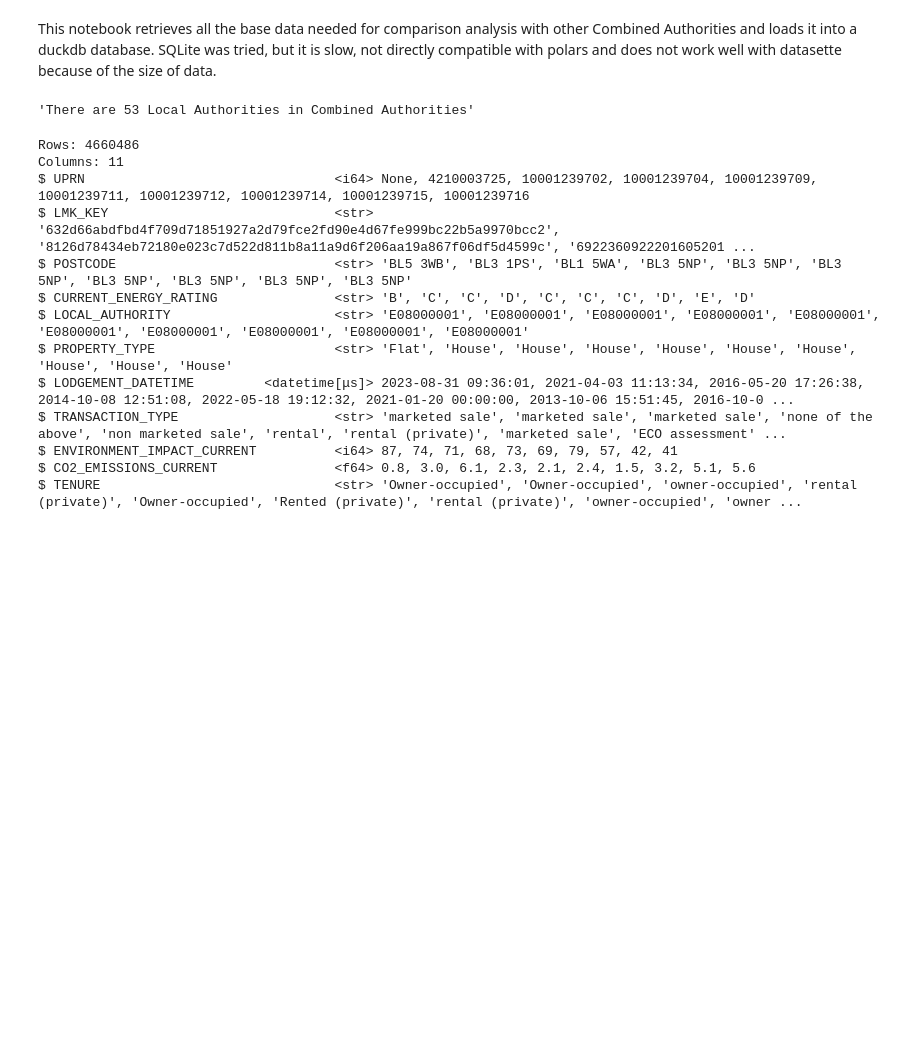
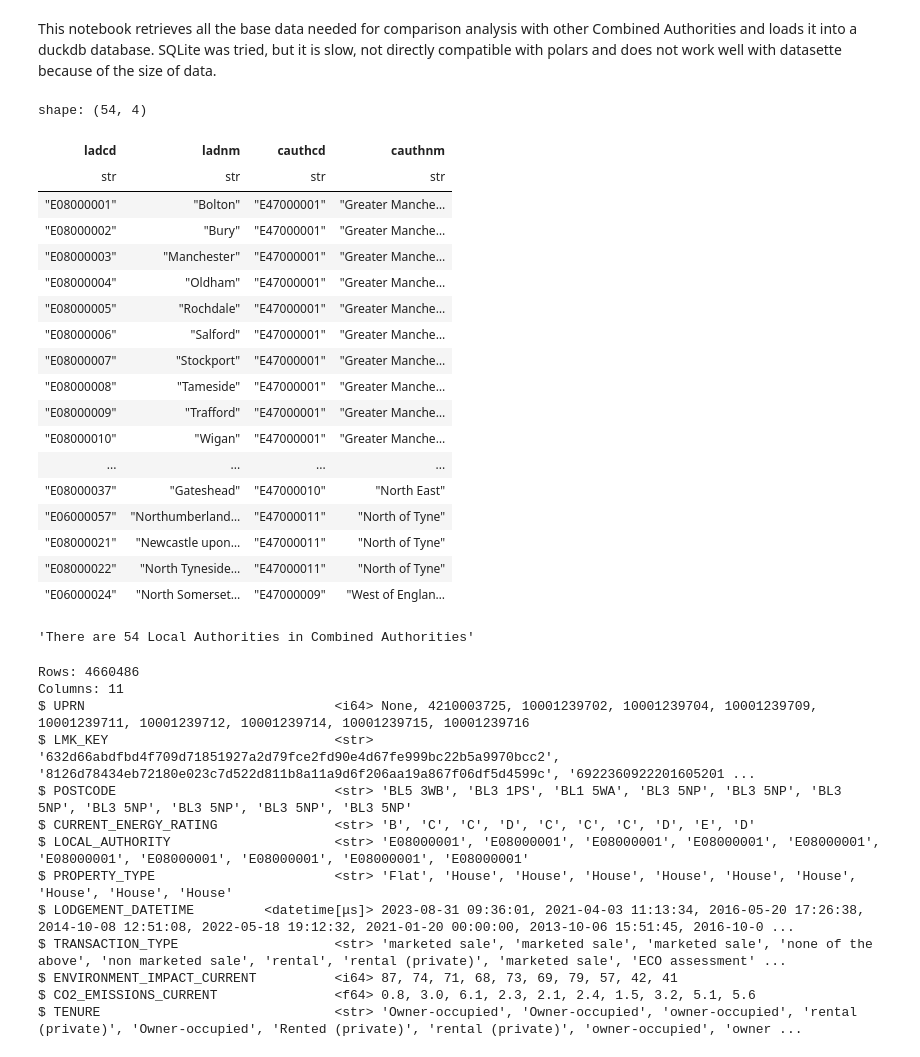
Before and after one commit to stevecrawshaw/weca_cesap, a Jupyter notebook: epc_datasette.ipynb, the cells around one changed output. Drawn from its saved outputs; the diff is of its cells as text; code cells hidden in the pictures; blank space fills up the shorter version.

```diff
--- a/epc_datasette.ipynb
+++ b/epc_datasette.ipynb
@@ -9,14 +9,36 @@ import get_ca_data as get_ca # functions for retrieving CA \ common data
 # %% [markdown]
 This notebook retrieves all the base data needed for comparison analysis with other Combined Authorities and loads it into a duckdb database.
 SQLite was tried, but it is slow, not directly compatible with polars and does not work well with datasette because of the size of data.
+# %%
+ca_la_df = get_ca.get_ca_la_df(2023)
+ca_la_df
+# %% [output]
+shape: (54, 4)
+| ladcd | ladnm | cauthcd | cauthnm |
+| str | str | str | str |
+| "E08000001" | "Bolton" | "E47000001" | "Greater Manche… |
+| "E08000002" | "Bury" | "E47000001" | "Greater Manche… |
+| "E08000003" | "Manchester" | "E47000001" | "Greater Manche… |
+| "E08000004" | "Oldham" | "E47000001" | "Greater Manche… |
+| "E08000005" | "Rochdale" | "E47000001" | "Greater Manche… |
+| "E08000006" | "Salford" | "E47000001" | "Greater Manche… |
+| "E08000007" | "Stockport" | "E47000001" | "Greater Manche… |
+| "E08000008" | "Tameside" | "E47000001" | "Greater Manche… |
+| "E08000009" | "Trafford" | "E47000001" | "Greater Manche… |
+| "E08000010" | "Wigan" | "E47000001" | "Greater Manche… |
+| ... | ... | ... | ... |
+| "E08000037" | "Gateshead" | "E47000010" | "North East" |
+| "E06000057" | "Northumberland… | "E47000011" | "North of Tyne" |
+| "E08000021" | "Newcastle upon… | "E47000011" | "North of Tyne" |
+| "E08000022" | "North Tyneside… | "E47000011" | "North of Tyne" |
+| "E06000024" | "North Somerset… | "E47000009" | "West of Englan… |
 # %%
 # retrieve the epc certs from the source csv s
-root_dir = 'data/all-domestic-certificates'
 la_list = get_ca.get_ca_la_df(2023)['ladcd']
-epc_clean = get_ca.ingest_certs(la_list, root_dir)
+epc_clean = get_ca.ingest_certs(la_list, root_dir = 'data/all-domestic-certificates')
 f'There are {str(la_list.shape)[1:3]} Local Authorities in Combined Authorities'
 # %% [output]
-'There are 53 Local Authorities in Combined Authorities'
+'There are 54 Local Authorities in Combined Authorities'
 # %%
 # read from saved file
 epc_clean = (pl.read_csv('data/epc_subset_polars_last.csv',
```
Also changed, not shown: 7 other files.
